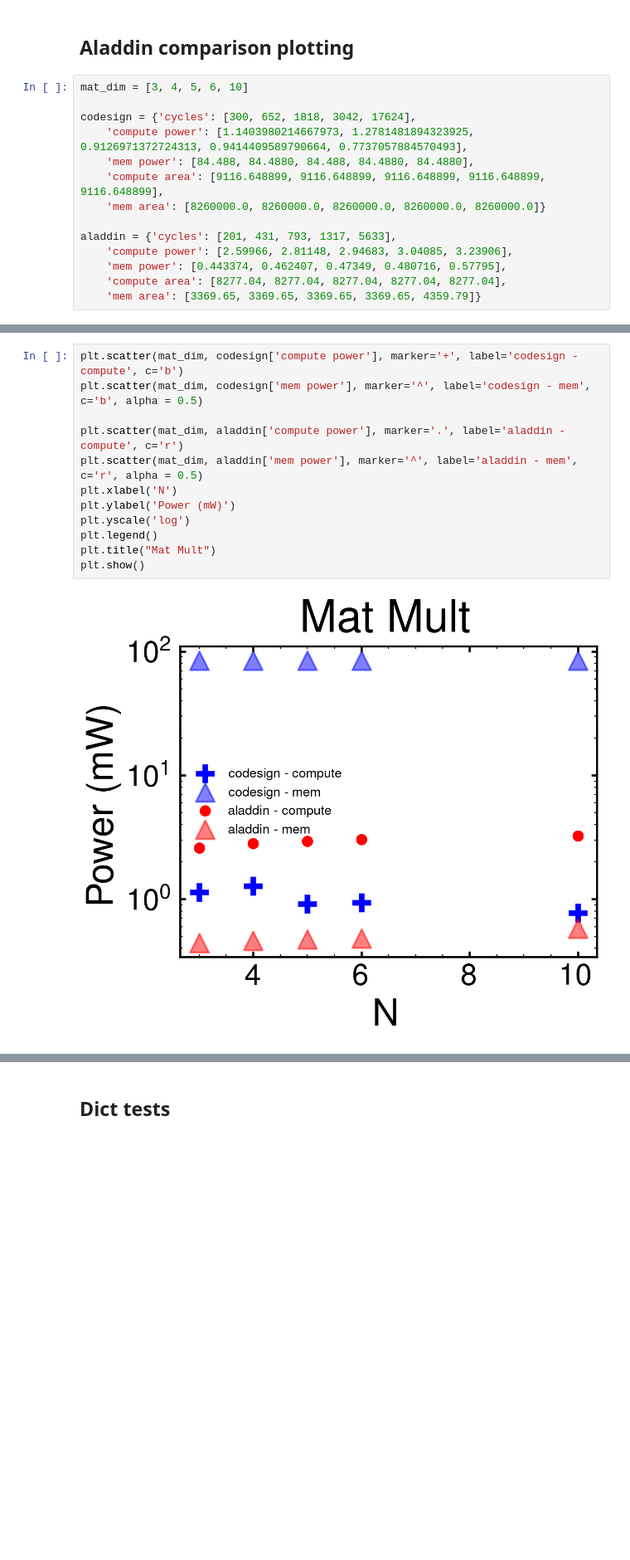
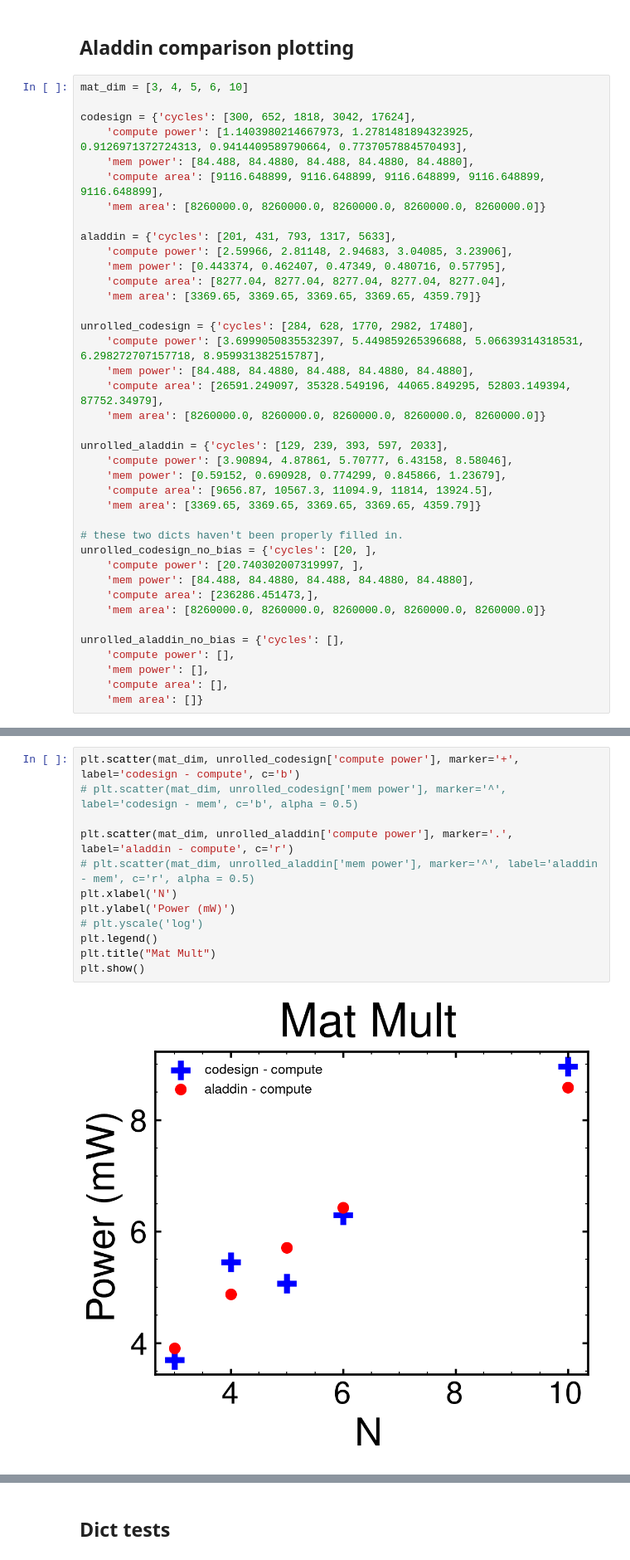
Before and after one commit to tathagatasrimani/codesign, a Jupyter notebook: src/vamshi_misc_tests.ipynb, the cells around one changed output, grey strips where cells are left out. Shown: that part at 83% size. Drawn from its saved outputs; the diff is of its cells as text; blank space fills up the shorter version.

Commit message:
plots for group seminar

```diff
--- a/src/vamshi_misc_tests.ipynb
+++ b/src/vamshi_misc_tests.ipynb
@@ -993,6 +993,31 @@ aladdin = {'cycles': [201, 431, 793, 1317, 5633],
     'mem power': [0.443374, 0.462407, 0.47349, 0.480716, 0.57795],
     'compute area': [8277.04, 8277.04, 8277.04, 8277.04, 8277.04],
     'mem area': [3369.65, 3369.65, 3369.65, 3369.65, 4359.79]}
+
+unrolled_codesign = {'cycles': [284, 628, 1770, 2982, 17480],
+    'compute power': [3.6999050835532397, 5.449859265396688, 5.06639314318531, 6.298272707157718, 8.959931382515787],
+    'mem power': [84.488, 84.4880, 84.488, 84.4880, 84.4880],
+    'compute area': [26591.249097, 35328.549196, 44065.849295, 52803.149394, 87752.34979],
+    'mem area': [8260000.0, 8260000.0, 8260000.0, 8260000.0, 8260000.0]}
+
+unrolled_aladdin = {'cycles': [129, 239, 393, 597, 2033],
+    'compute power': [3.90894, 4.87861, 5.70777, 6.43158, 8.58046],
+    'mem power': [0.59152, 0.690928, 0.774299, 0.845866, 1.23679],
+    'compute area': [9656.87, 10567.3, 11094.9, 11814, 13924.5],
+    'mem area': [3369.65, 3369.65, 3369.65, 3369.65, 4359.79]}
+
+# these two dicts haven't been properly filled in.
+unrolled_codesign_no_bias = {'cycles': [20, ],
+    'compute power': [20.740302007319997, ],
+    'mem power': [84.488, 84.4880, 84.488, 84.4880, 84.4880],
+    'compute area': [236286.451473,],
+    'mem area': [8260000.0, 8260000.0, 8260000.0, 8260000.0, 8260000.0]}
+
+unrolled_aladdin_no_bias = {'cycles': [],
+    'compute power': [],
+    'mem power': [],
+    'compute area': [],
+    'mem area': []}
 # %%
 # with mpl.rc_context({'lines.linewidth' : 2.25,
 # 'lines.markersize' : 6,
@@ -1023,15 +1052,15 @@ plt.show()
 # %%
-plt.scatter(mat_dim, codesign['compute power'], marker='+', label='codesign - compute', c='b')
-plt.scatter(mat_dim, codesign['mem power'], marker='^', label='codesign - mem', c='b', alpha = 0.5)
+plt.scatter(mat_dim, unrolled_codesign['compute power'], marker='+', label='codesign - compute', c='b')
+# plt.scatter(mat_dim, unrolled_codesign['mem power'], marker='^', label='codesign - mem', c='b', alpha = 0.5)
 
-plt.scatter(mat_dim, aladdin['compute power'], marker='.', label='aladdin - compute', c='r')
-plt.scatter(mat_dim, aladdin['mem power'], marker='^', label='aladdin - mem', c='r', alpha = 0.5)
+plt.scatter(mat_dim, unrolled_aladdin['compute power'], marker='.', label='aladdin - compute', c='r')
+# plt.scatter(mat_dim, unrolled_aladdin['mem power'], marker='^', label='aladdin - mem', c='r', alpha = 0.5)
 plt.xlabel('N')
 plt.ylabel('Power (mW)')
-plt.yscale('log')
+# plt.yscale('log')
 plt.legend()
 plt.title("Mat Mult")
 plt.show()
 # %% [output]
-[figure, old version]
+[figure, new version]
 # %%
```
Also changed, not shown: parts of 2 cells of this notebook.
